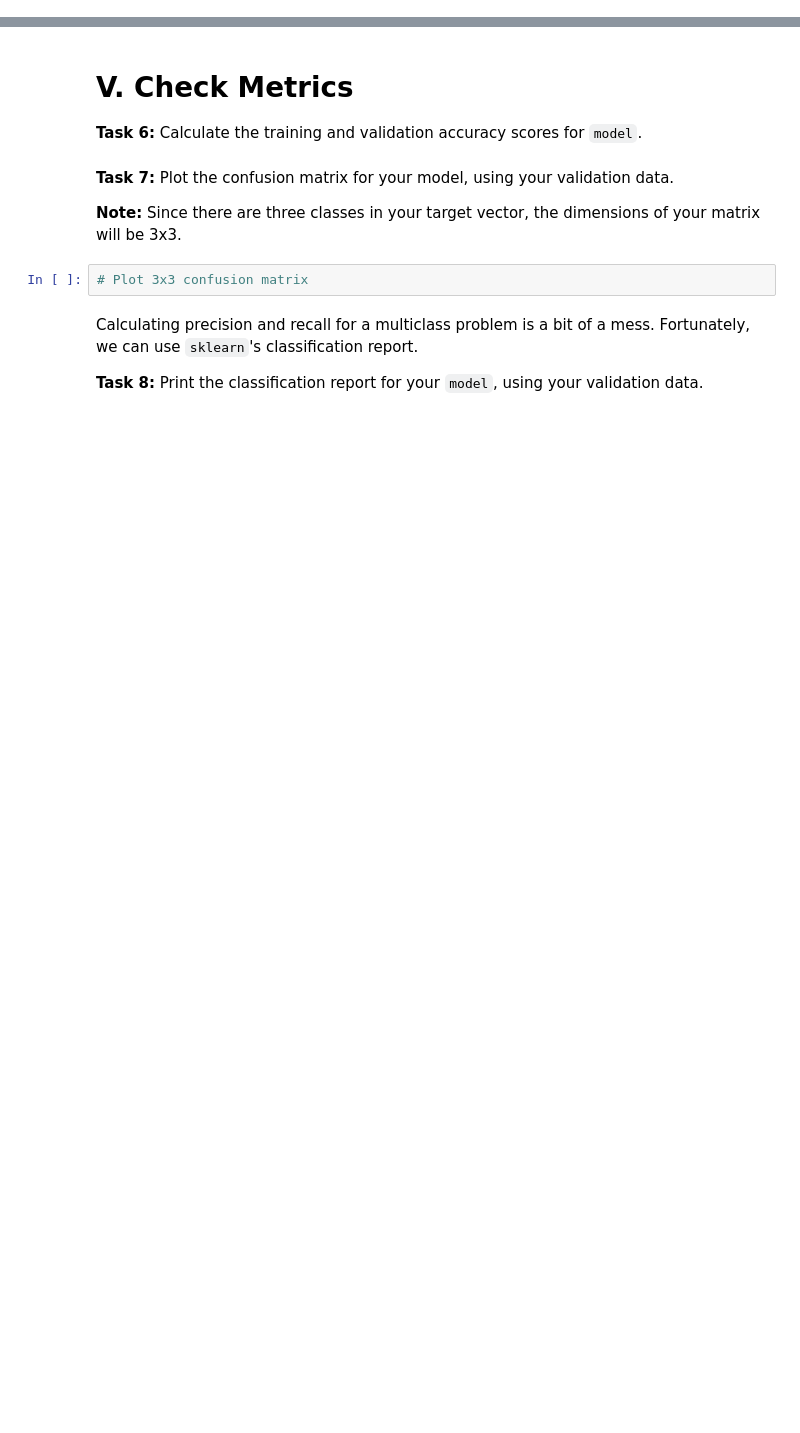
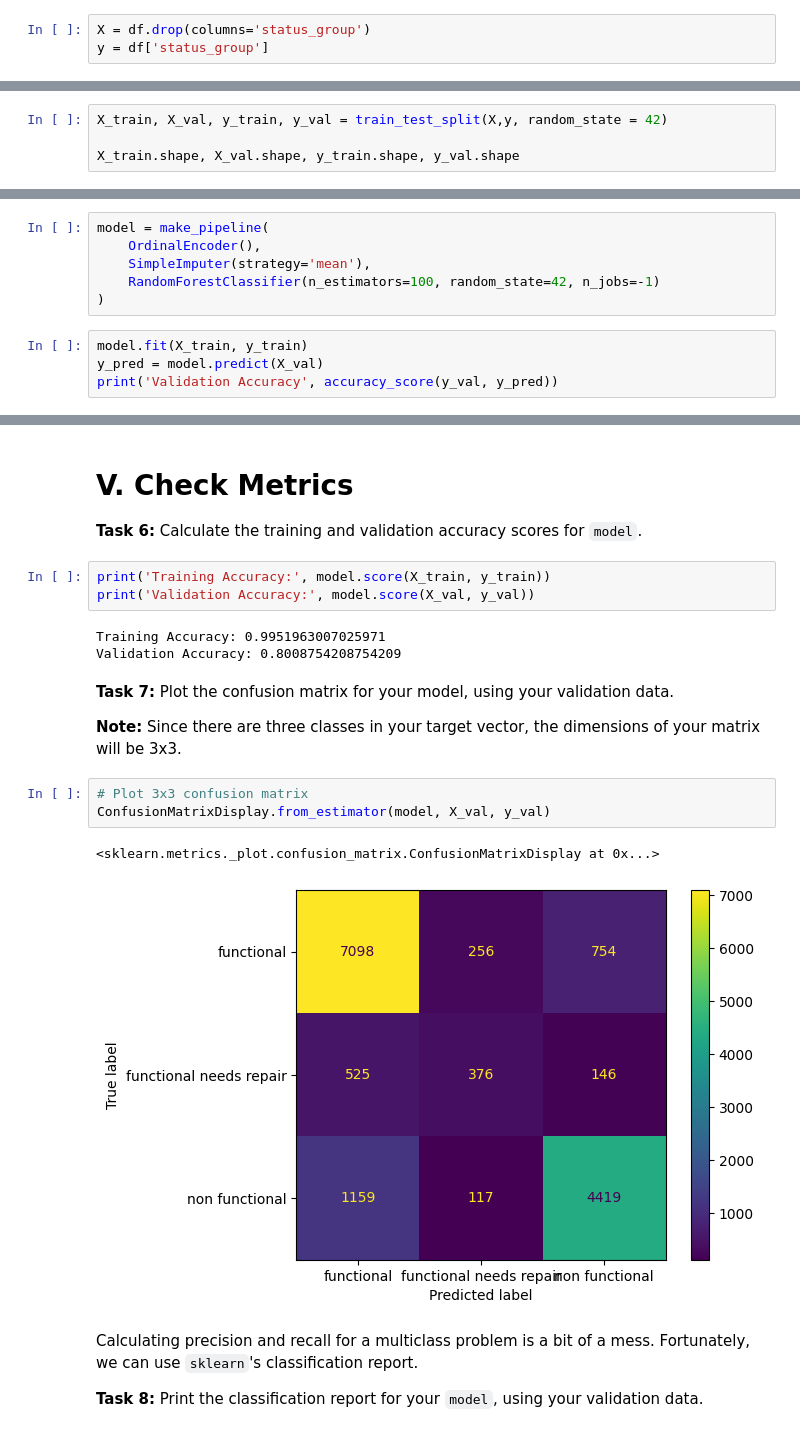
Before and after one commit to sikoh/DS-Tree-Based-Models, a Jupyter notebook: Classification-Metrics/DS_ClassificationMetrics_Homework.ipynb, the cells around one changed output, grey strips where cells are left out. Drawn from its saved outputs; the diff is of its cells as text; blank space fills up the shorter version.

```diff
--- a/Classification-Metrics/DS_ClassificationMetrics_Homework.ipynb
+++ b/Classification-Metrics/DS_ClassificationMetrics_Homework.ipynb
@@ -87,3 +91,6 @@ def wrangle(fm_path, tv_path=None):
 **Task 2:** Split your DataFrame `df` into a feature matrix `X` and the target vector `y`. You want to predict `'status_group'`.
 
 **Note:** You won't need to do a train-test split because you'll use cross-validation instead.
+# %%
+X = df.drop(columns='status_group')
+y = df['status_group']
@@ -90,2 +101,6 @@ def wrangle(fm_path, tv_path=None):
 # %% [markdown]
 **Task 3:** Using a randomized split, divide `X` and `y` into a training set (`X_train`, `y_train`) and a validation set (`X_val`, `y_val`).
+# %%
+X_train, X_val, y_train, y_val = train_test_split(X,y, random_state = 42)
+
+X_train.shape, X_val.shape, y_train.shape, y_val.shape
@@ -99,3 +133,13 @@ Majority Class is Functional. To find percentage of training observations, we wo
 # IV. Build Models
 
 **Task 5:** Build and train your `model`. Include the transformers and predictor that you think are most appropriate for this problem.
+# %%
+model = make_pipeline(
+    OrdinalEncoder(),
+    SimpleImputer(strategy='mean'),
+    RandomForestClassifier(n_estimators=100, random_state=42, n_jobs=-1)
+)
+# %%
+model.fit(X_train, y_train)
+y_pred = model.predict(X_val)
+print('Validation Accuracy', accuracy_score(y_val, y_pred))
@@ -103,12 +149,22 @@ Majority Class is Functional. To find percentage of training observations, we wo
 # V. Check Metrics
 
 **Task 6:** Calculate the training and validation accuracy scores for `model`.
+# %%
+print('Training Accuracy:', model.score(X_train, y_train))
+print('Validation Accuracy:', model.score(X_val, y_val))
+# %% [output]
+Training Accuracy: 0.9951963007025971
+Validation Accuracy: 0.8008754208754209
 # %% [markdown]
 **Task 7:** Plot the confusion matrix for your model, using your validation data.
 
 **Note:** Since there are three classes in your target vector, the dimensions of your matrix will be 3x3.
 # %%
 # Plot 3x3 confusion matrix
+ConfusionMatrixDisplay.from_estimator(model, X_val, y_val)
+# %% [output]
+<sklearn.metrics._plot.confusion_matrix.ConfusionMatrixDisplay at 0x...>
+[figure, added]
 # %% [markdown]
 Calculating precision and recall for a multiclass problem is a bit of a mess. Fortunately, we can use `sklearn`'s classification report.
 
```
Also changed, not shown: parts of 11 cells of this notebook.
